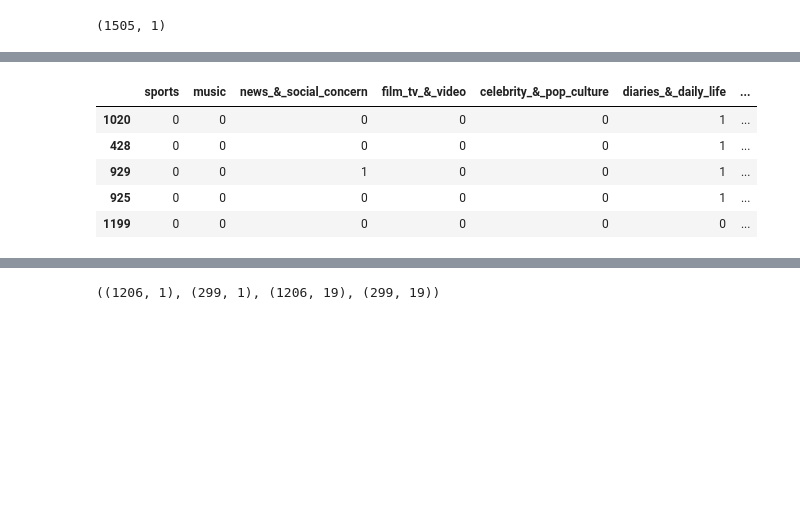
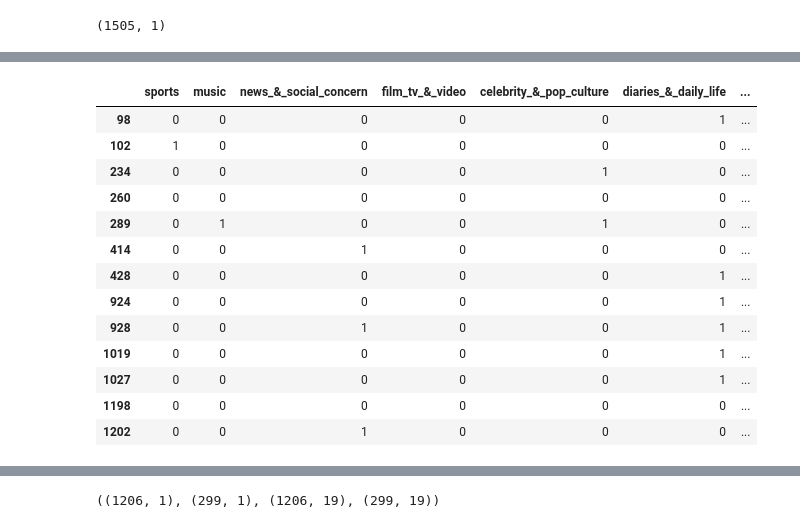
Before and after one commit to BrouthenKamel/Text-Classification, a Jupyter notebook: Text_Classification.ipynb, the cells around one changed output, grey strips where cells are left out. Cells and saved outputs as stored; diff of their text form; code cells hidden in the pictures; blank space fills up the shorter version.

```diff
--- a/Text_Classification.ipynb
+++ b/Text_Classification.ipynb
@@ -561,14 +608,22 @@ y_test_df = pd.DataFrame(y_test, columns = y.columns)
 # %%
 y_train_df = pd.DataFrame(y_train, columns = y.columns)
 # %%
-y_train_df[y_train_df["travel_&_adventure"] == 1].sample(n=5)
+y_train_df[y_train_df["travel_&_adventure"] == 1]#.sample(n=5)
 # %% [output]
 |  | sports | music | news_&_social_concern | film_tv_&_video | celebrity_&_pop_culture | diaries_&_daily_life | ... |
-| 1020 | 0 | 0 | 0 | 0 | 0 | 1 | ... |
+| 98 | 0 | 0 | 0 | 0 | 0 | 1 | ... |
+| 102 | 1 | 0 | 0 | 0 | 0 | 0 | ... |
+| 234 | 0 | 0 | 0 | 0 | 1 | 0 | ... |
+| 260 | 0 | 0 | 0 | 0 | 0 | 0 | ... |
+| 289 | 0 | 1 | 0 | 0 | 1 | 0 | ... |
+| 414 | 0 | 0 | 1 | 0 | 0 | 0 | ... |
 | 428 | 0 | 0 | 0 | 0 | 0 | 1 | ... |
-| 929 | 0 | 0 | 1 | 0 | 0 | 1 | ... |
-| 925 | 0 | 0 | 0 | 0 | 0 | 1 | ... |
-| 1199 | 0 | 0 | 0 | 0 | 0 | 0 | ... |
+| 924 | 0 | 0 | 0 | 0 | 0 | 1 | ... |
+| 928 | 0 | 0 | 1 | 0 | 0 | 1 | ... |
+| 1019 | 0 | 0 | 0 | 0 | 0 | 1 | ... |
+| 1027 | 0 | 0 | 0 | 0 | 0 | 1 | ... |
+| 1198 | 0 | 0 | 0 | 0 | 0 | 0 | ... |
+| 1202 | 0 | 0 | 1 | 0 | 0 | 0 | ... |
 # %%
 y_test_df[y_test_df["travel_&_adventure"] == 1].sum(axis = 0)
 # %% [output]
```
Also changed, not shown: parts of 61 cells of this notebook.
